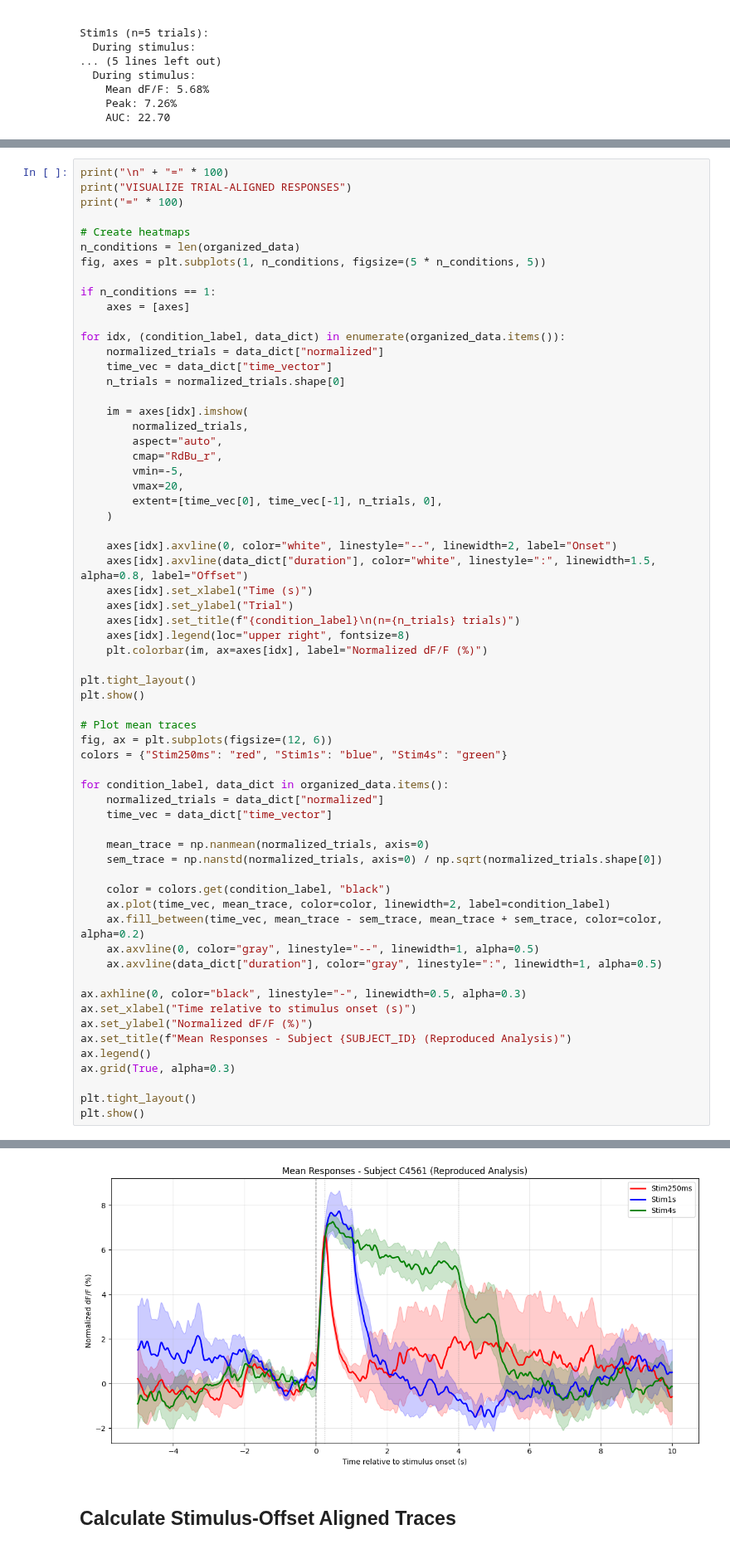
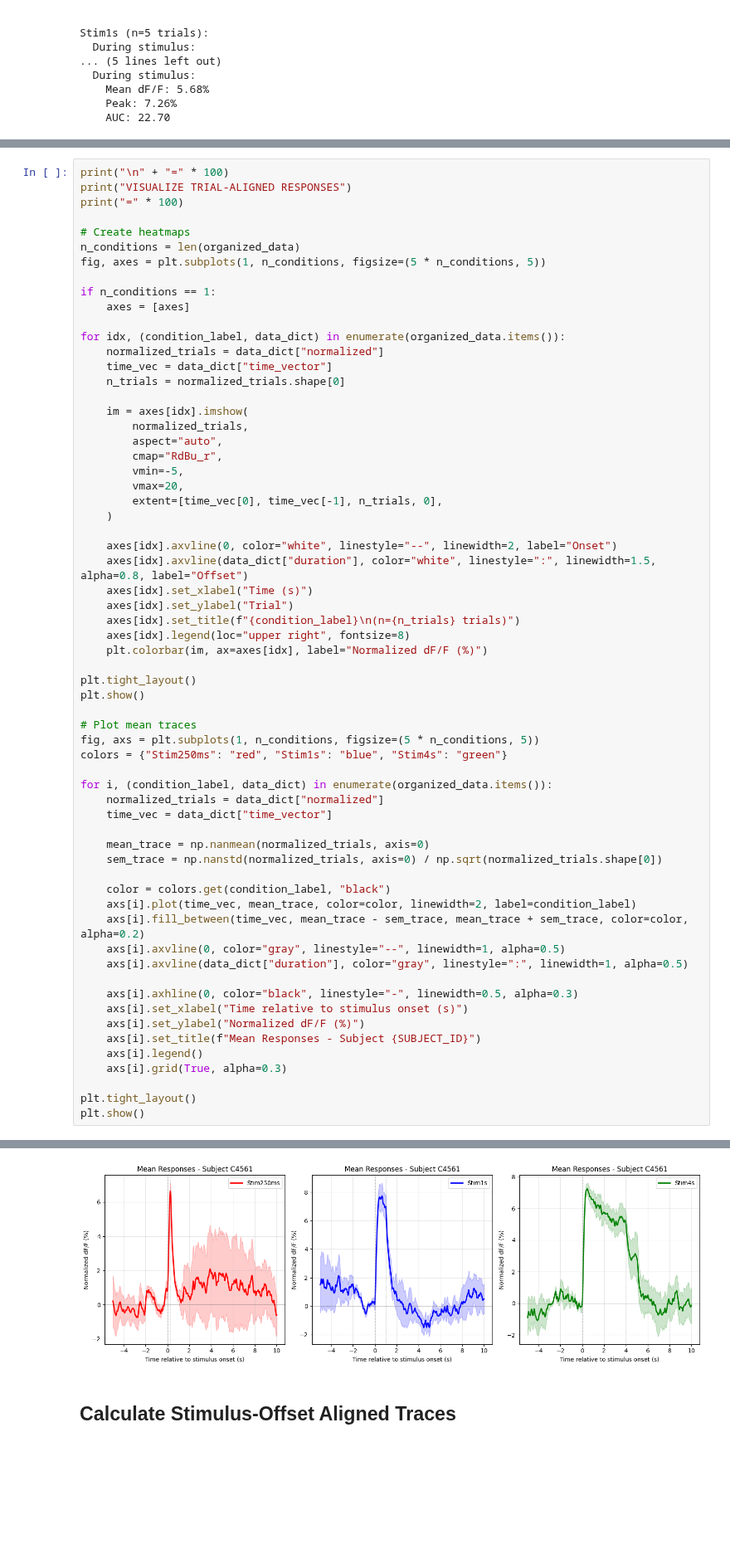
Before and after one commit to catalystneuro/hnasko-lab-to-nwb, a Jupyter notebook: src/hnasko_lab_to_nwb/lotfi_2025/reproduced_analysis/reproduce_analysis_pipeline.ipynb, the cells around one changed output, grey strips where cells are left out. Shown at 83% size. Drawn from its saved outputs; the diff is of its cells as text; blank space fills up the shorter version.

```diff
--- a/src/hnasko_lab_to_nwb/lotfi_2025/reproduced_analysis/reproduce_analysis_pipeline.ipynb
+++ b/src/hnasko_lab_to_nwb/lotfi_2025/reproduced_analysis/reproduce_analysis_pipeline.ipynb
@@ -570,46 +572,46 @@ for idx, (condition_label, data_dict) in enumerate(organized_data.items()):
     axes[idx].axvline(0, color="white", linestyle="--", linewidth=2, label="Onset")
     axes[idx].axvline(data_dict["duration"], color="white", linestyle=":", linewidth=1.5, alpha=0.8, label="Offset")
     axes[idx].set_xlabel("Time (s)")
     axes[idx].set_ylabel("Trial")
     axes[idx].set_title(f"{condition_label}\n(n={n_trials} trials)")
     axes[idx].legend(loc="upper right", fontsize=8)
     plt.colorbar(im, ax=axes[idx], label="Normalized dF/F (%)")
 
 plt.tight_layout()
 plt.show()
 
 # Plot mean traces
-fig, ax = plt.subplots(figsize=(12, 6))
+fig, axs = plt.subplots(1, n_conditions, figsize=(5 * n_conditions, 5))
 colors = {"Stim250ms": "red", "Stim1s": "blue", "Stim4s": "green"}
 
-for condition_label, data_dict in organized_data.items():
+for i, (condition_label, data_dict) in enumerate(organized_data.items()):
     normalized_trials = data_dict["normalized"]
     time_vec = data_dict["time_vector"]
 
     mean_trace = np.nanmean(normalized_trials, axis=0)
     sem_trace = np.nanstd(normalized_trials, axis=0) / np.sqrt(normalized_trials.shape[0])
 
     color = colors.get(condition_label, "black")
-    ax.plot(time_vec, mean_trace, color=color, linewidth=2, label=condition_label)
-    ax.fill_between(time_vec, mean_trace - sem_trace, mean_trace + sem_trace, color=color, alpha=0.2)
-    ax.axvline(0, color="gray", linestyle="--", linewidth=1, alpha=0.5)
-    ax.axvline(data_dict["duration"], color="gray", linestyle=":", linewidth=1, alpha=0.5)
+    axs[i].plot(time_vec, mean_trace, color=color, linewidth=2, label=condition_label)
+    axs[i].fill_between(time_vec, mean_trace - sem_trace, mean_trace + sem_trace, color=color, alpha=0.2)
+    axs[i].axvline(0, color="gray", linestyle="--", linewidth=1, alpha=0.5)
+    axs[i].axvline(data_dict["duration"], color="gray", linestyle=":", linewidth=1, alpha=0.5)
 
-ax.axhline(0, color="black", linestyle="-", linewidth=0.5, alpha=0.3)
-ax.set_xlabel("Time relative to stimulus onset (s)")
-ax.set_ylabel("Normalized dF/F (%)")
-ax.set_title(f"Mean Responses - Subject {SUBJECT_ID} (Reproduced Analysis)")
-ax.legend()
-ax.grid(True, alpha=0.3)
+    axs[i].axhline(0, color="black", linestyle="-", linewidth=0.5, alpha=0.3)
+    axs[i].set_xlabel("Time relative to stimulus onset (s)")
+    axs[i].set_ylabel("Normalized dF/F (%)")
+    axs[i].set_title(f"Mean Responses - Subject {SUBJECT_ID}")
+    axs[i].legend()
+    axs[i].grid(True, alpha=0.3)
 
 plt.tight_layout()
 plt.show()
 # %% [output]
 ====================================================================================================
 VISUALIZE TRIAL-ALIGNED RESPONSES
 ====================================================================================================
 [figure]
-[figure, old version]
+[figure, new version]
 # %% [markdown]
 ## Calculate Stimulus-Offset Aligned Traces
 # %%
```
Also changed, not shown: parts of 7 cells of this notebook, 2 other files.
